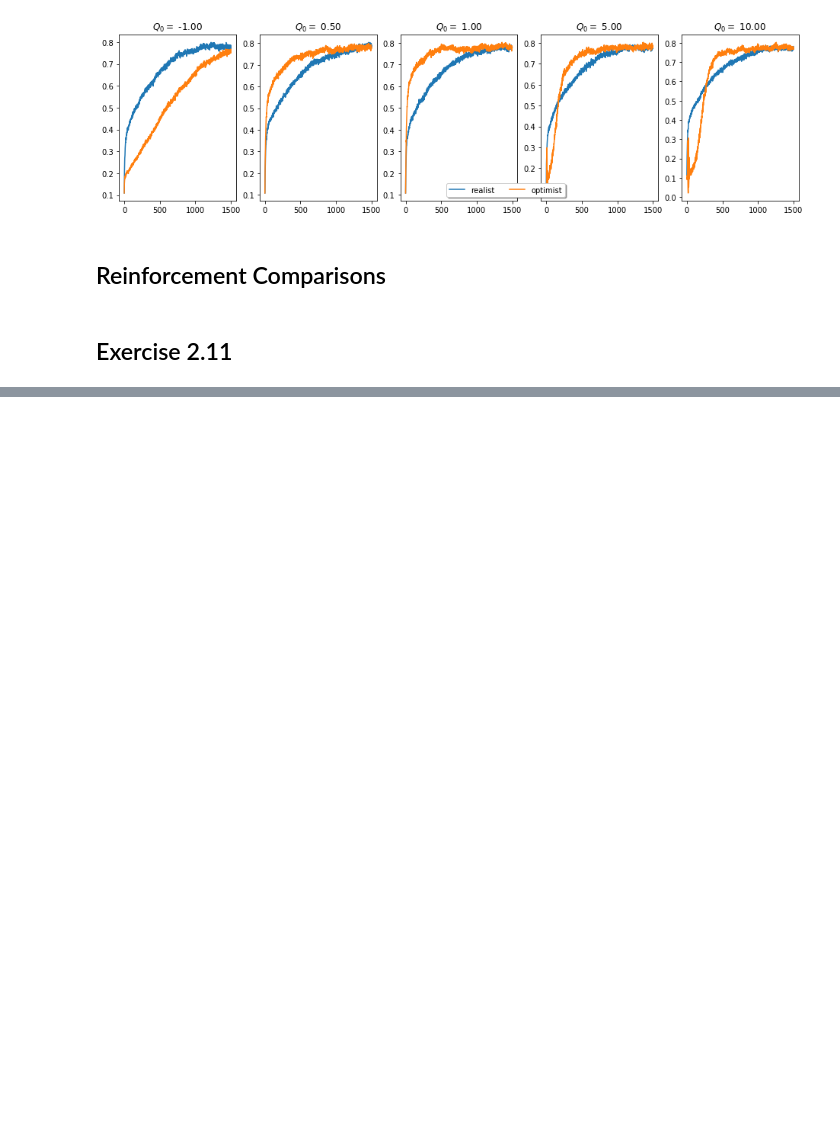
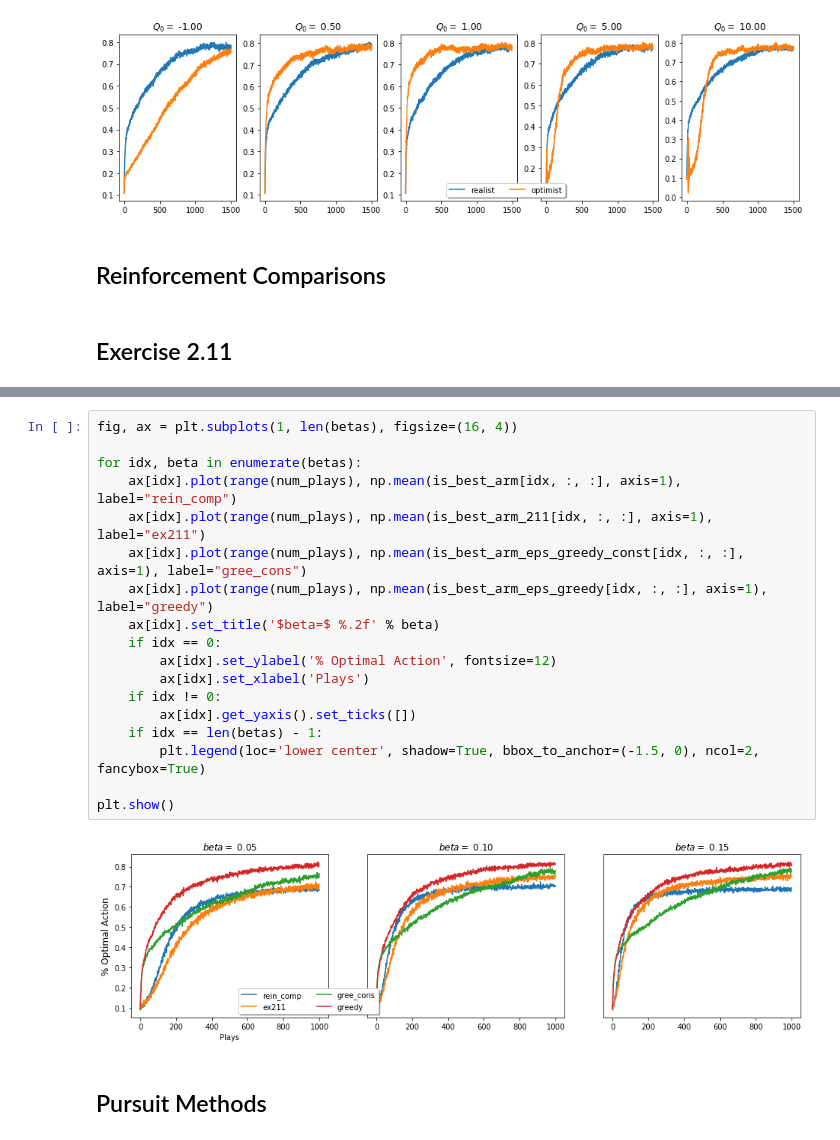
Before and after one commit to hackgoofer/RL_intro, a Jupyter notebook: Chapter_2.ipynb, the cells around one changed output, grey strips where cells are left out. Saved outputs shown, nothing was run; the diff lists cells and outputs as text; blank space fills up the shorter version.

```diff
--- a/Chapter_2.ipynb
+++ b/Chapter_2.ipynb
@@ -381,0 +445,22 @@ for idx_play in range(num_plays):
+# %%
+fig, ax = plt.subplots(1, len(betas), figsize=(16, 4))
+
+for idx, beta in enumerate(betas):
+    ax[idx].plot(range(num_plays), np.mean(is_best_arm[idx, :, :], axis=1), label="rein_comp")
+    ax[idx].plot(range(num_plays), np.mean(is_best_arm_211[idx, :, :], axis=1), label="ex211")
+    ax[idx].plot(range(num_plays), np.mean(is_best_arm_eps_greedy_const[idx, :, :], axis=1), label="gree_cons")
+    ax[idx].plot(range(num_plays), np.mean(is_best_arm_eps_greedy[idx, :, :], axis=1), label="greedy")
+    ax[idx].set_title('$beta=$ %.2f' % beta)
+    if idx == 0:
+        ax[idx].set_ylabel('% Optimal Action', fontsize=12)
+        ax[idx].set_xlabel('Plays')
+    if idx != 0:
+        ax[idx].get_yaxis().set_ticks([])
+    if idx == len(betas) - 1:
+        plt.legend(loc='lower center', shadow=True, bbox_to_anchor=(-1.5, 0), ncol=2, fancybox=True)
+
+plt.show()
+# %% [output]
+[figure, added]
+# %% [markdown]
+## Pursuit Methods
```
Also changed, not shown: parts of 5 cells of this notebook.
